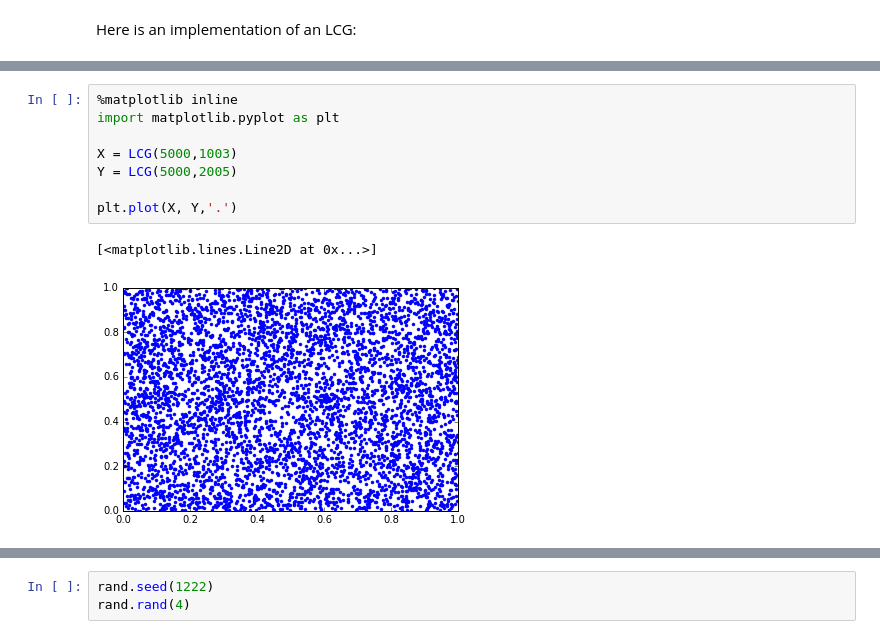
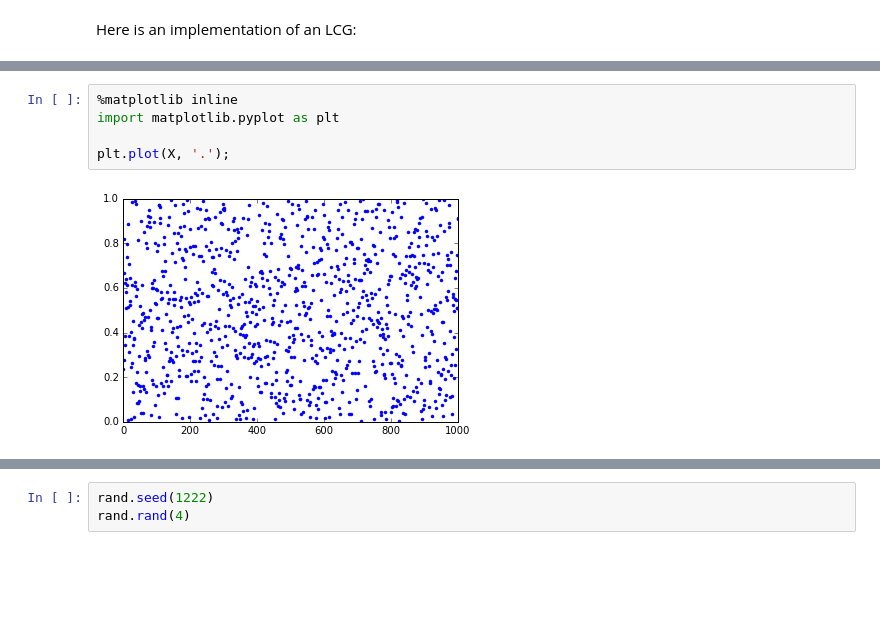
Before and after one commit to lukasbystricky/ISC-3313, a Jupyter notebook: lectures/chapter4/3-random_numbers.ipynb, the cells around one changed output, grey strips where cells are left out. Saved outputs shown, nothing was run; the diff lists cells and outputs as text; blank space fills up the shorter version.

```diff
--- a/lectures/chapter4/3-random_numbers.ipynb
+++ b/lectures/chapter4/3-random_numbers.ipynb
@@ -61,11 +144,7 @@ def LCG(N, seed = 0, a=1664525, b=1013904223, m=2**32):
 # %%
 %matplotlib inline
 import matplotlib.pyplot as plt
 
-X = LCG(5000,1003)
-Y = LCG(5000,2005)
-
-plt.plot(X, Y,'.')
+plt.plot(X, '.');
 # %% [output]
-[<matplotlib.lines.Line2D at 0x...>]
-[figure, old version]
+[figure, new version]
```
Also changed, not shown: parts of 51 cells of this notebook.
